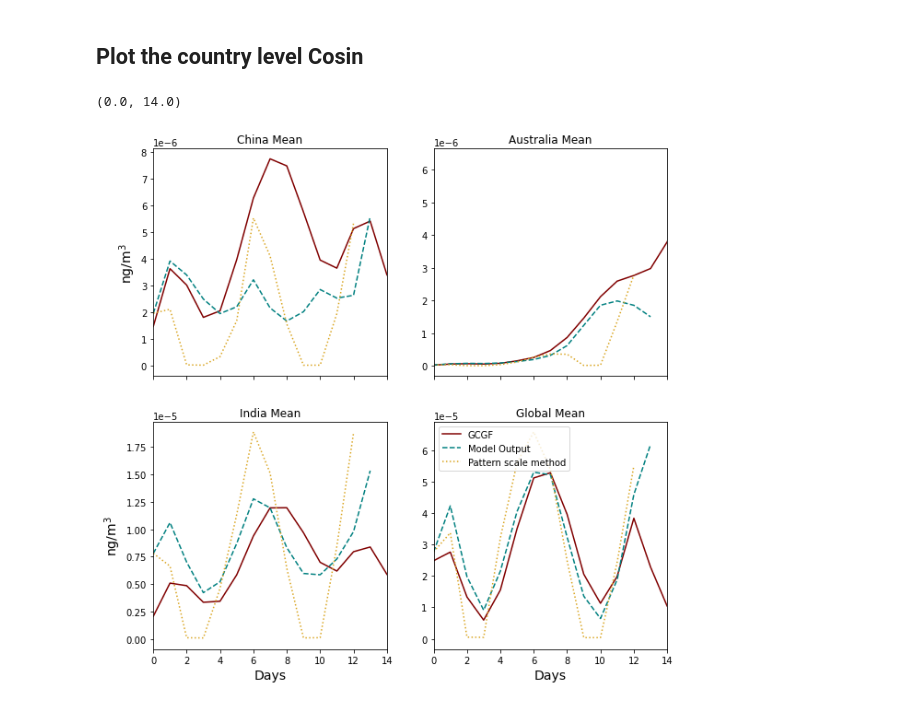
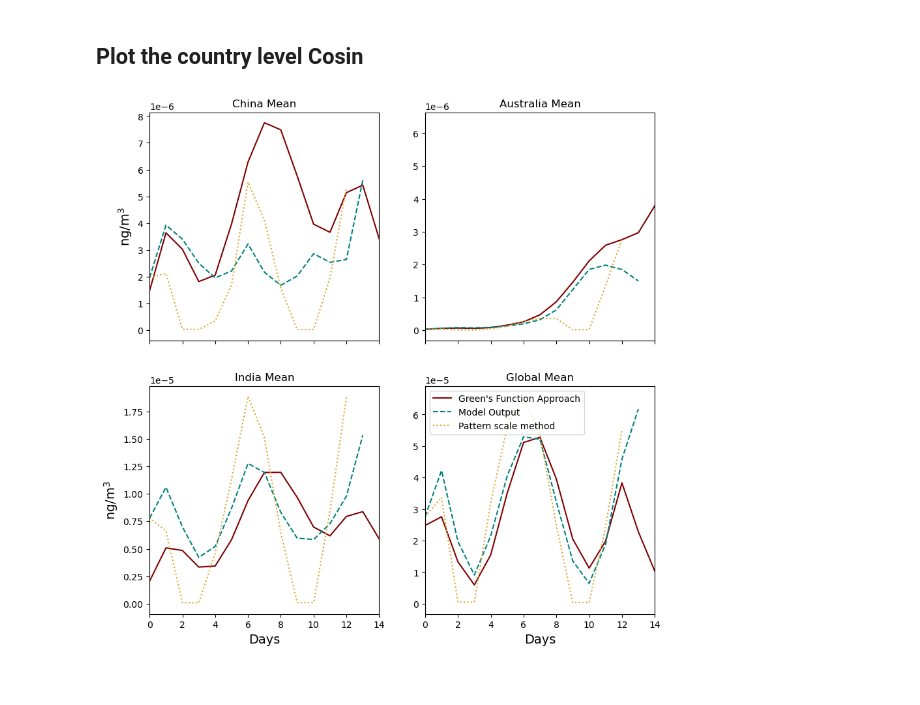
Before and after one commit to lfreese/BC-IRF, a Jupyter notebook: analysis_plotting/cosin_comparison.ipynb, the cells around one changed output. Cells and saved outputs as stored; diff of their text form; code cells hidden in the pictures.

```diff
--- a/analysis_plotting/cosin_comparison.ipynb
+++ b/analysis_plotting/cosin_comparison.ipynb
@@ -243,8 +230,8 @@ array(7.6797285e-06)
 ## Import Data
 # %%
 #Cosin inputs
-Jan_cos_conc = xr.open_mfdataset(f'{utils.geos_chem_data_path}stretch_step/Indo_cos/cos_jan/mod_outputs/GEOSChem.SpeciesConc.2016*', combine = 'by_coords')
-Jan_cos_emis = xr.open_mfdataset(f'{utils.geos_chem_data_path}stretch_step/Indo_cos/cos_jan/mod_outputs/GEOSChem.Emissions.2016*', combine = 'by_coords')
+Jan_cos_conc = xr.open_mfdataset(f'{utils.geos_chem_data_path}stretch_step/Indo_cos/cos_jan/mod_output/GEOSChem.SpeciesConc.2016*', combine = 'by_coords')
+Jan_cos_emis = xr.open_mfdataset(f'{utils.geos_chem_data_path}stretch_step/Indo_cos/cos_jan/mod_output/GEOSChem.Emissions.2016*', combine = 'by_coords')
 #base inputs
 base_emis = xr.open_mfdataset(f'{utils.geos_chem_data_path}stretch_base/template/Jan/mod_output/GEOSChem.Emissions.2016*', combine = 'by_coords')
 base_conc = xr.open_mfdataset(f'{utils.geos_chem_data_path}stretch_base/template/Jan/mod_output/GEOSChem.SpeciesConc.2016*', combine = 'by_coords')
@@ -272,6 +259,6 @@ utils.combine_BC(emis_cos_dif)
 
 ### Add height to data
 height_ds = utils.height_ds
-Jan_cos_dif = xr.merge([Jan_cos_dif, height_ds], join = 'inner')
+Jan_cos_dif = xr.merge([Jan_cos_dif, height_ds['dz']], join = 'inner')
 # %% [markdown]
 ## Convert to correct Units
@@ -300,13 +291,14 @@ utils.ppb_to_ug(Jan_cos_dif, ['BC_total'], mw_BC, height_ds['Pressure (hPa)']*10
 emis_cos_profile = emis_cos_dif.weighted(area_ds['area']).sum(dim = ['lat','lon'])['EmisBC_Total']
 # %%
 G_lev0 = G.sel(run = 'Indo_Jan').isel(lev = 0)['BC_total']
-G_lev0 = G_lev0.where((G_lev0 > 0), drop = True)
+condition = (G_lev0 > 0).compute()
+G_lev0 = G_lev0.where(condition, drop = True)
 G_lev0 = G_lev0.rename({'time':'s'})
 # %% [markdown]
 ## Convolve
 # %%
 temp_conv = signal.convolve(np.array(G_lev0.fillna(0)) , np.array(emis_cos_profile.values)[..., None, None], mode = 'full')
-conv_viet_cos_ds = np_to_xr(temp_conv, G_lev0, np.array(emis_cos_profile))
+conv_viet_cos_ds = utils.np_to_xr(temp_conv, G_lev0, np.array(emis_cos_profile))
 # %% [markdown]
 ## Global Mean Convolution
 # %%
@@ -361,32 +353,31 @@ India
 # %%
 fig, axes = plt.subplots(2,2, figsize = (10,10), sharex = True, sharey = False)
 for ax, country_impacted in zip(axes.ravel(), countries):
-    ax.plot(indiv_country_conv_cos[country_impacted], label = 'GCGF', color = 'maroon')
+    ax.plot(indiv_country_conv_cos[country_impacted], label = 'Green\'s Function Approach', color = 'maroon')
     ax.plot(indiv_country_cos[country_impacted]['BC_total'], linestyle = '--', label = 'Model Output', color = 'teal')
     ax.plot(indiv_src_receptor[country_impacted]*emis_cos_profile, linestyle = ':', label = 'Pattern scale method', color = 'goldenrod')
     ax.set_title(f'{country_impacted} Mean')
     ax.set_ylabel(None)
     ax.set_xlabel(None)
 
     axes[0,0].set_ylabel('ng/m$^3$', fontsize = 14)
     axes[1,0].set_ylabel('ng/m$^3$', fontsize = 14)
     axes[1,0].set_xlabel('Days', fontsize = 14)
     #ax.legend()
     ax.set_xlim(0,14)
 
 ax1 = axes[1,1]
-ax1.plot(global_mean_conv_cos, label = 'GCGF', color = 'maroon')
+ax1.plot(global_mean_conv_cos, label = 'Green\'s Function Approach', color = 'maroon')
 ax1.plot(full_cos['BC_total'], linestyle = '--', label = 'Model Output', color = 'teal')
 ax1.plot(mean_src_receptor_apprch*emis_cos_profile, linestyle = ':', label = 'Pattern scale method', color = 'goldenrod')
 ax1.legend()
 ax1.set_ylabel(None)
 ax1.set_xlabel('Days', fontsize = 14)
 ax1.set_title('Global Mean')
 ax1.set_xlim(0,14)
 
 
 
-plt.savefig('figures/paper/greens_functions/cosin_recreation.png', bbox_inches = 'tight', dpi = 350)
+plt.savefig('../figures/paper/greens_functions/cosin_recreation.png', bbox_inches = 'tight', dpi = 350)
 # %% [output]
-(0.0, 14.0)
-[figure, old version]
+[figure, new version]
```
Also changed, not shown: parts of 7 cells of this notebook, 4 other files.
